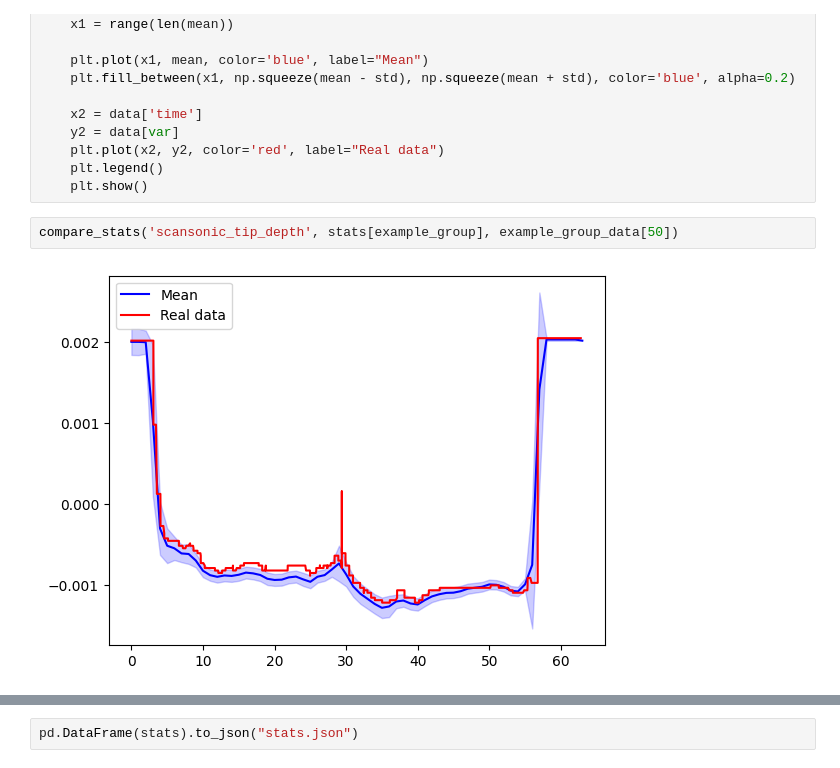
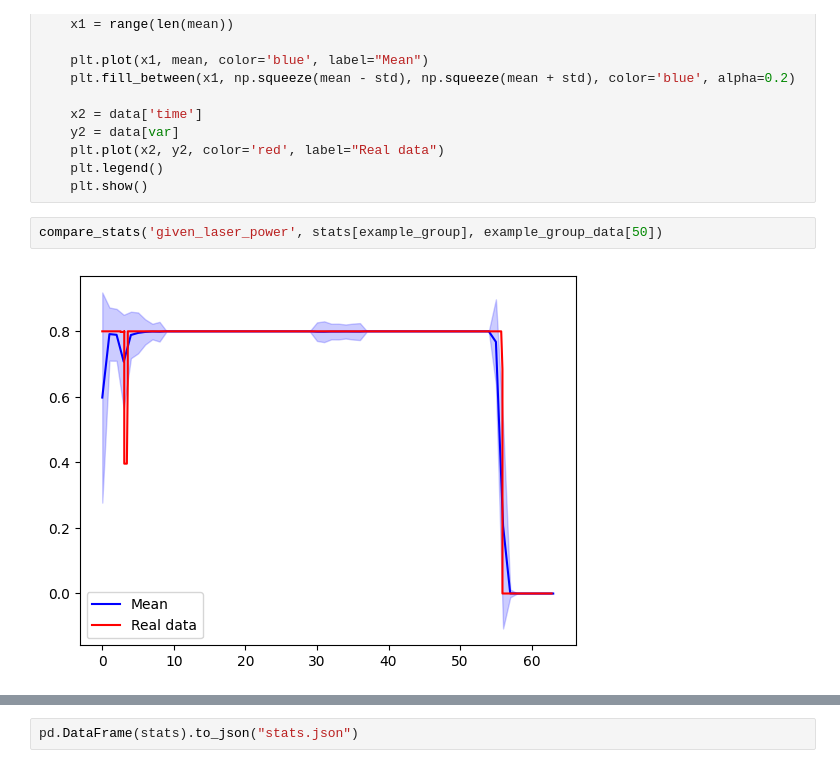
Before and after one commit to marcol13/vw-kuka-analysis, a Jupyter notebook: test.ipynb, the cells around one changed output, grey strips where cells are left out. Drawn from its saved outputs; the diff is of its cells as text.

```diff
--- a/test.ipynb
+++ b/test.ipynb
@@ -119,9 +120,9 @@ def compare_stats(var, stats, data):
     plt.legend()
     plt.show()
 # %%
-compare_stats('scansonic_tip_depth', stats[example_group], example_group_data[50])
+compare_stats('given_laser_power', stats[example_group], example_group_data[50])
 # %% [output]
-[figure, old version]
+[figure, new version]
 # %%
 data[example_group][20]
 # %% [output]
```
Also changed, not shown: parts of 8 cells of this notebook, 6 other files.
